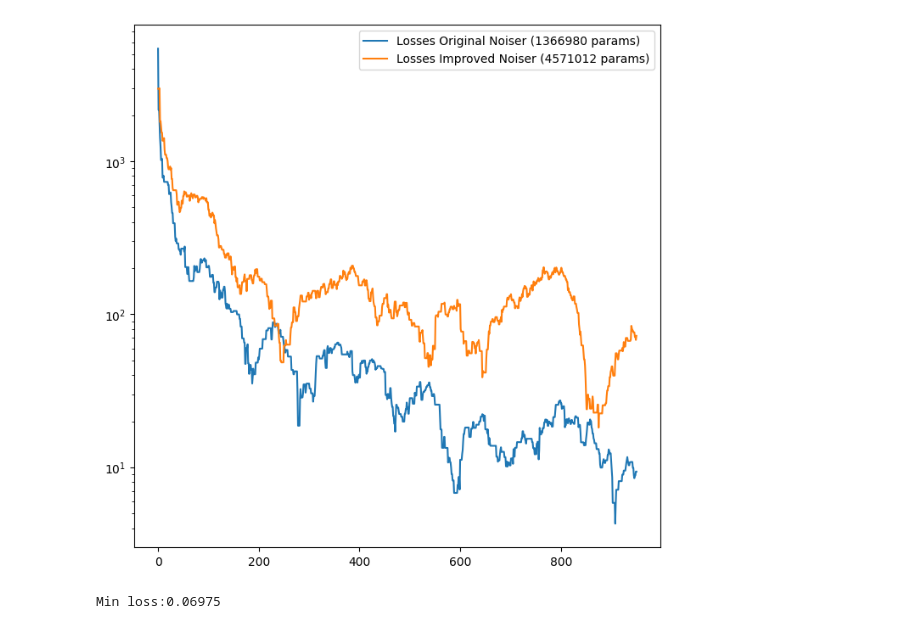
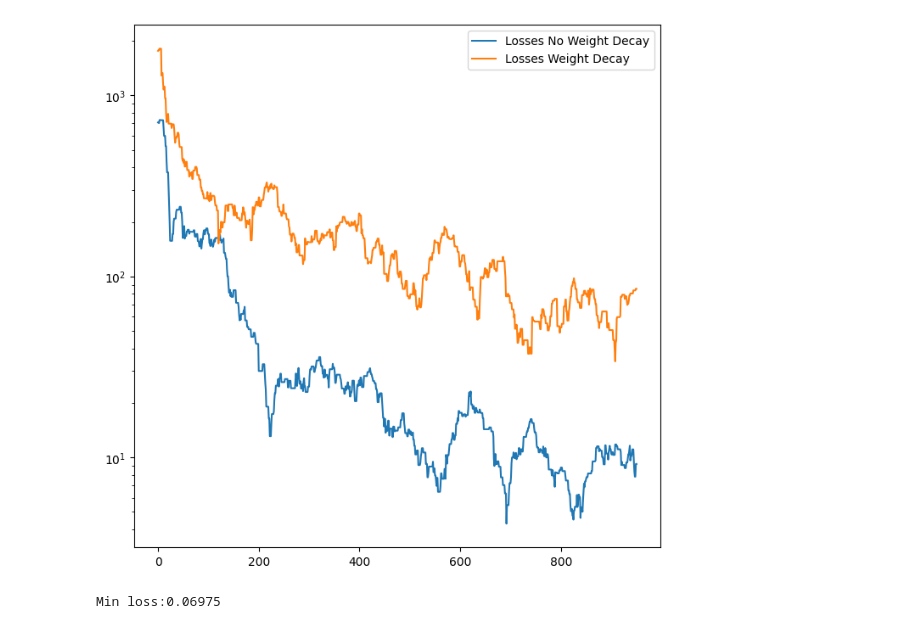
Before and after one commit to EvanMcCormick37/ml-homewall-climb-generator, a Jupyter notebook: model-training/equivariant_projected_diffusion/SimpleDiffusion.ipynb, the cells around one changed output. Drawn from its saved outputs; the diff is of its cells as text; code cells hidden in the pictures.

```diff
--- a/model-training/equivariant_projected_diffusion/SimpleDiffusion.ipynb
+++ b/model-training/equivariant_projected_diffusion/SimpleDiffusion.ipynb
@@ -219,49 +243,6 @@ print("Model 2 Params:", sum([p.numel() for p in model2.parameters()]))
 # %%
-#Test single-batch memorization to ensure both model architectures are working properly.
-def test_single_batch(model: nn.Module, dataset: TensorDataset):
-    optimizer = torch.optim.Adam(params = model.parameters())
-
-    loader = DataLoader(dataset=dataset, batch_size=64)
-    x, c = next(iter(loader))
-    losses = []
-    with tqdm(range(1000)) as pbar:
-        for epoch in pbar:
-            optimizer.zero_grad()
-            loss = model.loss(x, c)
-            loss.backward()
-            grad_norm = torch.nn.utils.clip_grad_norm_(model.parameters(), 1.0)
-            optimizer.step()
-            losses.append(loss.item())
-            if epoch % 10 == 0:
-                pbar.set_postfix_str(f"Loss: {loss.item():.4f}, Improvement:{losses[-1]-loss.item():.4f}, Grad Norm:{grad_norm:.4f}, Min loss:{min(losses) if len(losses) > 0 else 0:.5f}")
-    print(f"Min loss:{min(losses):.5f}")
-    return losses
-
-def moving_average(values, window, gaussian = False):
-    """
-    Smooth values by doing a moving average
-    :param values: (numpy array)
-    :param window: (int)
-    :return: (numpy array)
-    """
-    #We create the vector to multiply each value by to get the moving average. Essentially a vector of length n
-    # in which each weight is 1/n.
-    kernel = np.repeat(1.0, window) / window
-    if (gaussian == True) :
-        if window % 2 == 0:
-            window+=1
-        x = np.arange(-(window // 2), window // 2 + 1)
-        kernel = np.exp(-(x ** 2) / (2 * window ** 2))
-        kernel = kernel / np.sum(kernel)
-
-    #The convolve function iteratively multiplies the first n values in the values array by the weights array.
-    # with the given weights array, it essentially takes the moving average of each N values in the values array.
-    return np.convolve(values, kernel, "valid")
-
-climbs = ClimbsFeatureArray('../data/storage.db')
-dataset = climbs.get_features(limit = 10000, augment_reflections=False)
 losses1 = test_single_batch(ClimbDDPM(Noiser(), predict_noise=True),TensorDataset(*dataset))
-losses2 = test_single_batch(ClimbDDPM(ImprovedNoiser(), predict_noise=True),TensorDataset(*dataset))
+losses2 = test_single_batch(ClimbDDPM(ImprovedNoiser(), predict_noise=True),TensorDataset(*dataset), decay=1e-4)
 
 # Without LR Scheduler
 l1 = moving_average(np.array(losses1), 50)
@@ -269,8 +250,8 @@ l2 = moving_average(np.array(losses2), 50)
 
 fig, ax = plt.subplots(1,1,figsize=(8,8))
 
-ax.plot(list(range(len(l1))), l1, label=f"Losses Original Noiser ({sum([p.numel() for p in Noiser().parameters()])} params)")
-ax.plot(list(range(len(l2))), l2, label=f"Losses Improved Noiser ({sum([p.numel() for p in ImprovedNoiser().parameters()])} params)")
+ax.plot(list(range(len(l1))), l1, label=f"Losses No Weight Decay")
+ax.plot(list(range(len(l2))), l2, label=f"Losses Weight Decay")
 ax.set_yscale('log')
 ax.legend()
 plt.show()
@@ -278,2 +261,2 @@ plt.show()
-[figure, old version]
+[figure, new version]
 # %%
```
Also changed, not shown: parts of 11 cells of this notebook, 2 other files.
